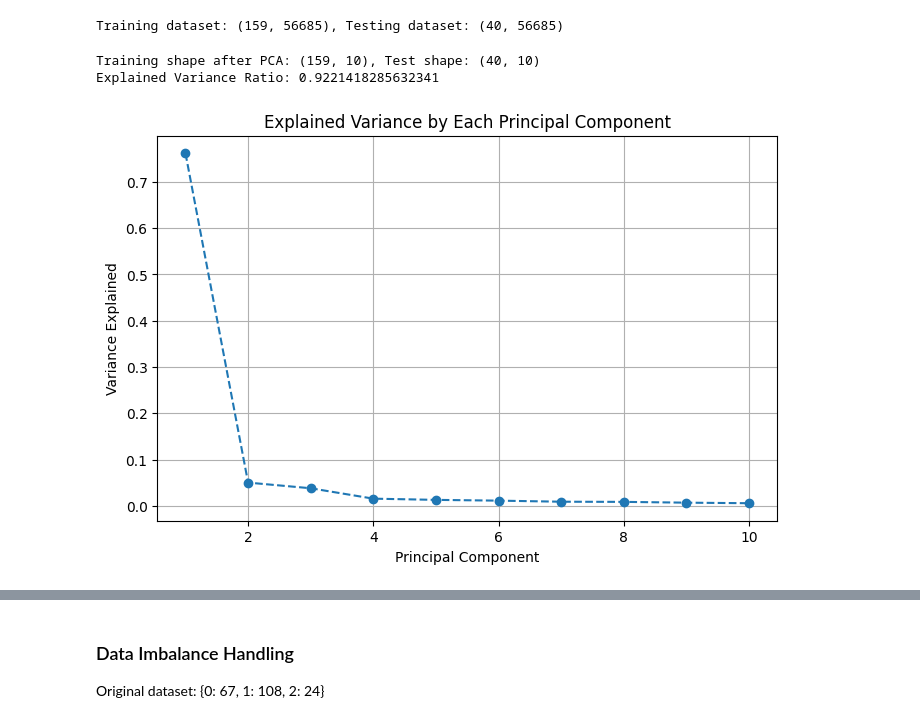
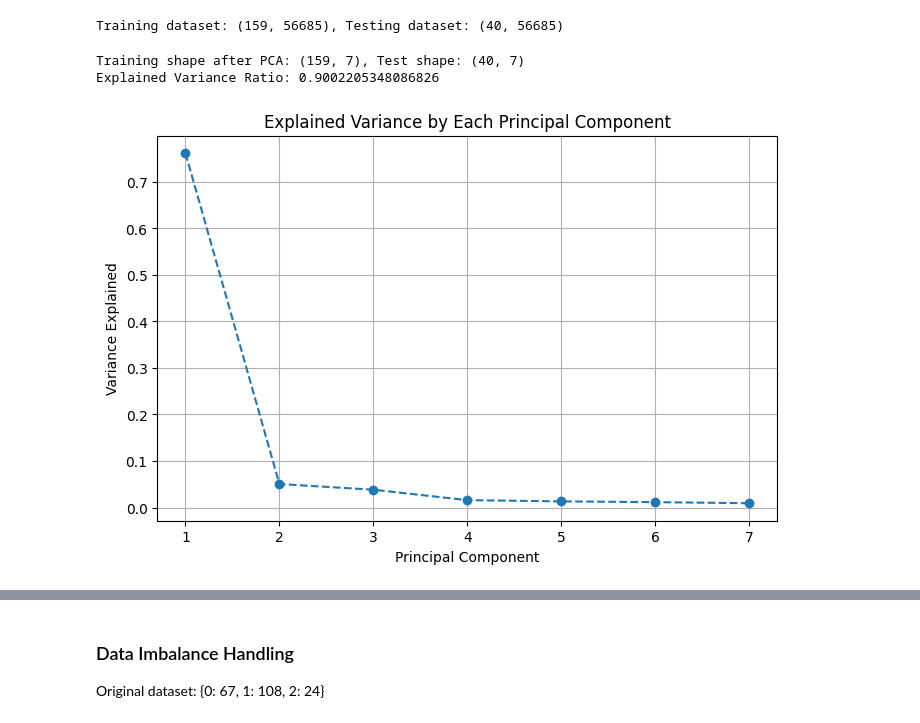
Before and after one commit to Kitiyaparnnn/NSCLC, a Jupyter notebook: train.ipynb, the cells around one changed output, grey strips where cells are left out. Cells and saved outputs as stored; diff of their text form; code cells hidden in the pictures.

```diff
--- a/train.ipynb
+++ b/train.ipynb
@@ -58,31 +58,31 @@ Training dataset: (159, 56685), Testing dataset: (40, 56685)
 # %%
 # Standardizing
 # scaler = StandardScaler()
 # X_train_scaled = scaler.fit_transform(X_train)
 # X_test_scaled = scaler.transform(X_test)
 
-num_components = 10
+num_components = 0.9
 
 # Apply PCA
 pca = PCA(n_components=num_components)
 X_train_pca = pca.fit_transform(X_train)
 X_test_pca = pca.transform(X_test)
 
 print(f"Training shape after PCA: {X_train_pca.shape}, Test shape: {X_test_pca.shape}")
 print("Explained Variance Ratio:", np.sum(pca.explained_variance_ratio_))
 
 explained_variance_ratio = pca.explained_variance_ratio_
 plt.figure(figsize=(8, 5))
 plt.plot(range(1, len(explained_variance_ratio) + 1), explained_variance_ratio, marker='o', linestyle='--')
 plt.xlabel('Principal Component')
 plt.ylabel('Variance Explained')
 plt.title('Explained Variance by Each Principal Component')
 plt.grid(True)
 plt.show()
 # %% [output]
-Training shape after PCA: (159, 10), Test shape: (40, 10)
-Explained Variance Ratio: 0.9221418285632341
+Training shape after PCA: (159, 7), Test shape: (40, 7)
+Explained Variance Ratio: 0.9002205348086826
-[figure, old version]
+[figure, new version]
 # %%
 # Extract component loadings (contributions of genes to each component)
 pca_components = pca.fit(X_train)
```
Also changed, not shown: parts of 25 cells of this notebook.
